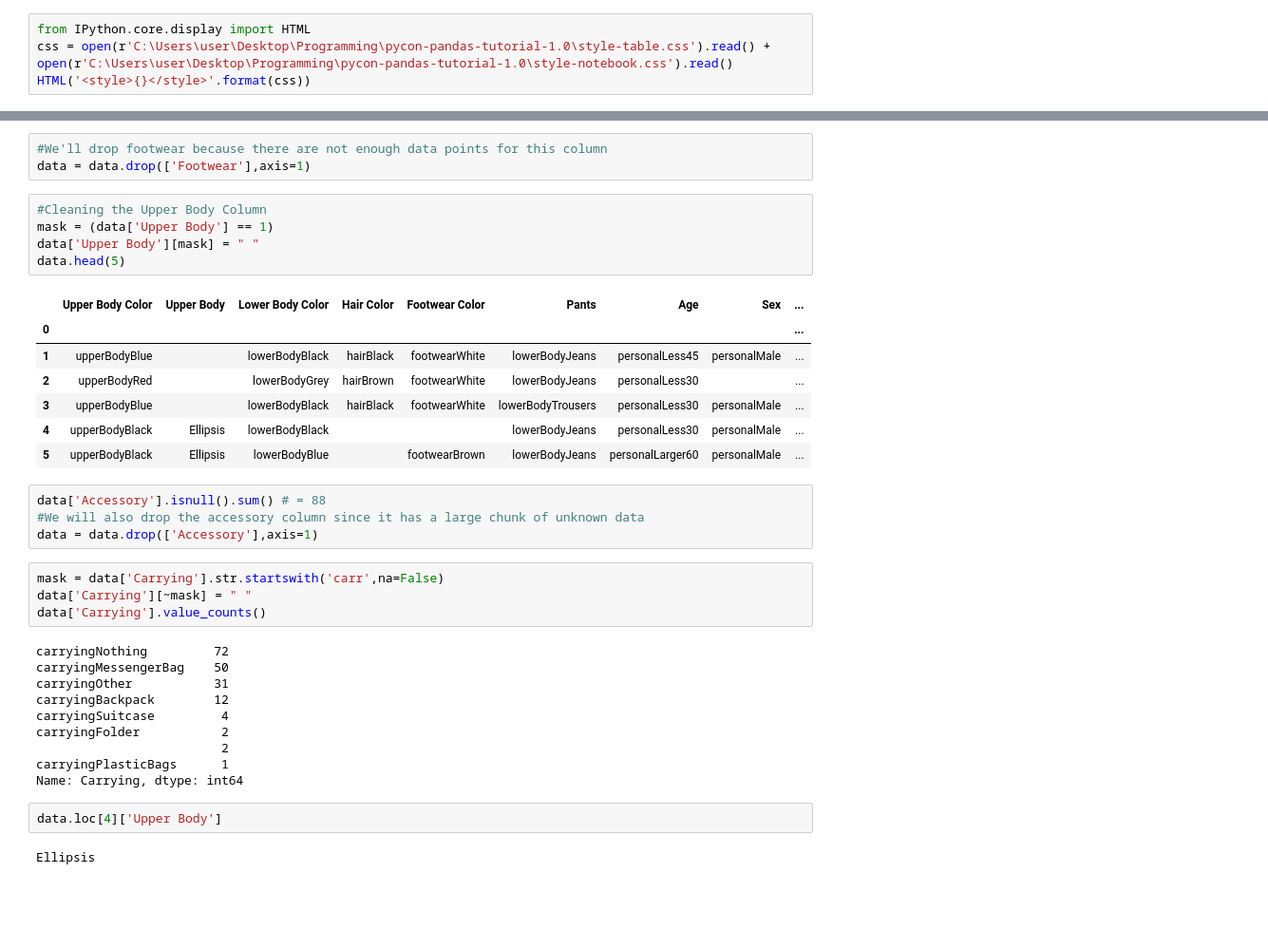
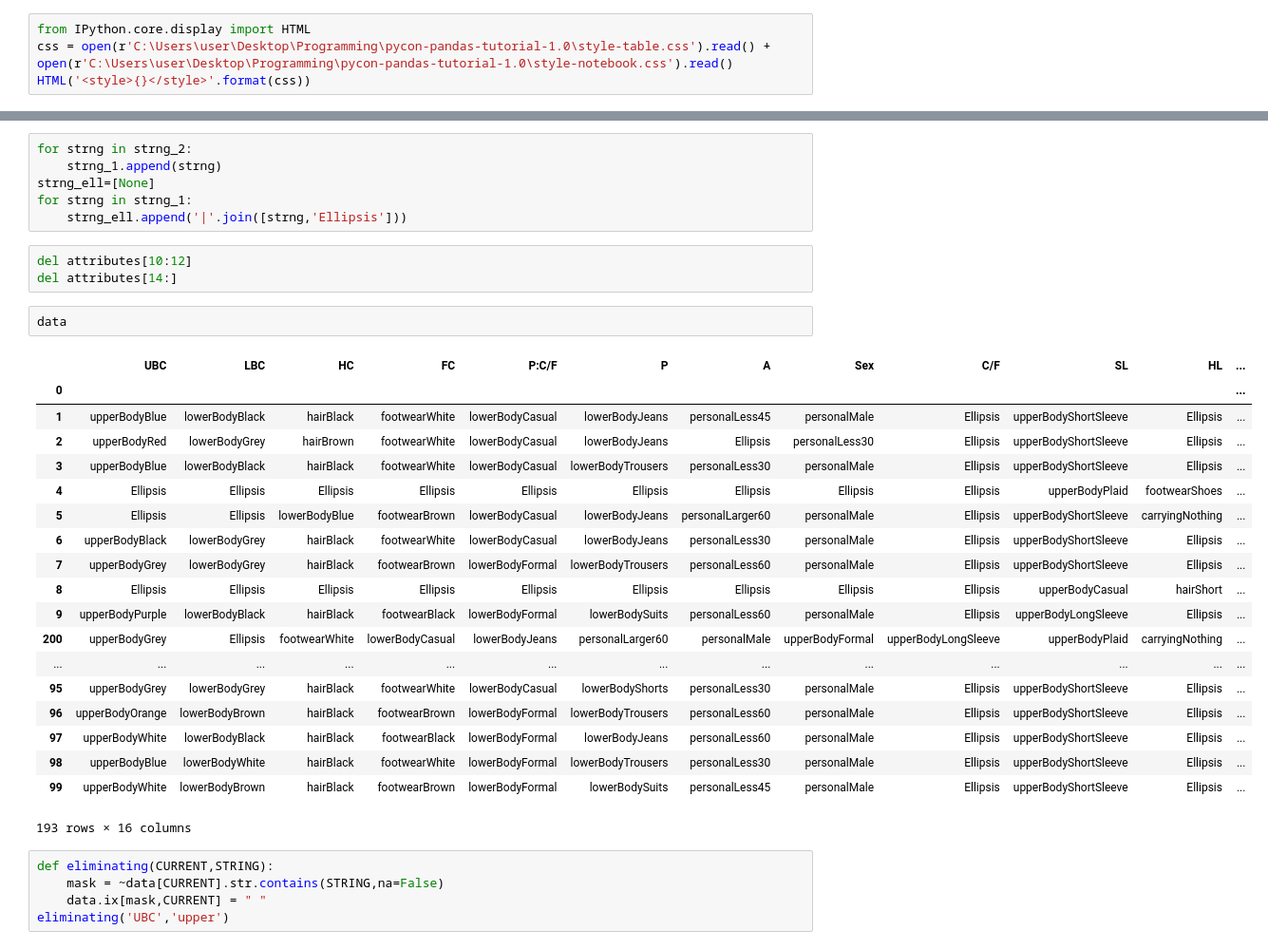
Before and after one commit to rohanraj96/Pedestrian-Attribute-Detection-using-CNN-and-SVM, a Jupyter notebook: SVM.ipynb, the cells around one changed output, grey strips where cells are left out. Shown at 95% size. Cells and saved outputs as stored; diff of their text form; blank space fills up the shorter version.

Commit message:
New code with for loops
This one has for loops for data preprocessing and is hence shorter

```diff
--- a/SVM.ipynb
+++ b/SVM.ipynb
@@ -267,38 +50,36 @@ Name: Hair Length, dtype: int64
-# %%
-#We'll drop footwear because there are not enough data points for this column
-data = data.drop(['Footwear'],axis=1)
-# %%
-#Cleaning the Upper Body Column
-mask = (data['Upper Body'] == 1)
-data['Upper Body'][mask] = " "
-data.head(5)
-# %% [output]
-|  | Upper Body Color | Upper Body | Lower Body Color | Hair Color | Footwear Color | Pants | Age | Sex | ... |
-| 0 |  |  |  |  |  |  |  |  | ... |
-| 1 | upperBodyBlue |  | lowerBodyBlack | hairBlack | footwearWhite | lowerBodyJeans | personalLess45 | personalMale | ... |
-| 2 | upperBodyRed |  | lowerBodyGrey | hairBrown | footwearWhite | lowerBodyJeans | personalLess30 |  | ... |
-| 3 | upperBodyBlue |  | lowerBodyBlack | hairBlack | footwearWhite | lowerBodyTrousers | personalLess30 | personalMale | ... |
-| 4 | upperBodyBlack | Ellipsis | lowerBodyBlack |  |  | lowerBodyJeans | personalLess30 | personalMale | ... |
-| 5 | upperBodyBlack | Ellipsis | lowerBodyBlue |  | footwearBrown | lowerBodyJeans | personalLarger60 | personalMale | ... |
-# %%
-data['Accessory'].isnull().sum() # = 88
-#We will also drop the accessory column since it has a large chunk of unknown data
-data = data.drop(['Accessory'],axis=1)
-# %%
-mask = data['Carrying'].str.startswith('carr',na=False)
-data['Carrying'][~mask] = " "
-data['Carrying'].value_counts()
-# %% [output]
-carryingNothing         72
-carryingMessengerBag    50
-carryingOther           31
-carryingBackpack        12
-carryingSuitcase         4
-carryingFolder           2
-                         2
-carryingPlasticBags      1
-Name: Carrying, dtype: int64
-# %%
-data.loc[4]['Upper Body']
-# %% [output]
-Ellipsis
+# %%
+for strng in strng_2:
+    strng_1.append(strng)
+strng_ell=[None]
+for strng in strng_1:
+    strng_ell.append('|'.join([strng,'Ellipsis']))
+# %%
+del attributes[10:12]
+del attributes[14:]
+# %%
+data
+# %% [output]
+|  | UBC | LBC | HC | FC | P:C/F | P | A | Sex | C/F | SL | HL | ... |
+| 0 |  |  |  |  |  |  |  |  |  |  |  | ... |
+| 1 | upperBodyBlue | lowerBodyBlack | hairBlack | footwearWhite | lowerBodyCasual | lowerBodyJeans | personalLess45 | personalMale | Ellipsis | upperBodyShortSleeve | Ellipsis | ... |
+| 2 | upperBodyRed | lowerBodyGrey | hairBrown | footwearWhite | lowerBodyCasual | lowerBodyJeans | Ellipsis | personalLess30 | Ellipsis | upperBodyShortSleeve | Ellipsis | ... |
+| 3 | upperBodyBlue | lowerBodyBlack | hairBlack | footwearWhite | lowerBodyCasual | lowerBodyTrousers | personalLess30 | personalMale | Ellipsis | upperBodyShortSleeve | Ellipsis | ... |
+| 4 | Ellipsis | Ellipsis | Ellipsis | Ellipsis | Ellipsis | Ellipsis | Ellipsis | Ellipsis | Ellipsis | upperBodyPlaid | footwearShoes | ... |
+| 5 | Ellipsis | Ellipsis | lowerBodyBlue | footwearBrown | lowerBodyCasual | lowerBodyJeans | personalLarger60 | personalMale | Ellipsis | upperBodyShortSleeve | carryingNothing | ... |
+| 6 | upperBodyBlack | lowerBodyGrey | hairBlack | footwearWhite | lowerBodyCasual | lowerBodyJeans | personalLess30 | personalMale | Ellipsis | upperBodyShortSleeve | Ellipsis | ... |
+| 7 | upperBodyGrey | lowerBodyGrey | hairBlack | footwearBrown | lowerBodyFormal | lowerBodyTrousers | personalLess60 | personalMale | Ellipsis | upperBodyShortSleeve | Ellipsis | ... |
+| 8 | Ellipsis | Ellipsis | Ellipsis | Ellipsis | Ellipsis | Ellipsis | Ellipsis | Ellipsis | Ellipsis | upperBodyCasual | hairShort | ... |
+| 9 | upperBodyPurple | lowerBodyBlack | hairBlack | footwearBlack | lowerBodyFormal | lowerBodySuits | personalLess60 | personalMale | Ellipsis | upperBodyLongSleeve | Ellipsis | ... |
+| 200 | upperBodyGrey | Ellipsis | footwearWhite | lowerBodyCasual | lowerBodyJeans | personalLarger60 | personalMale | upperBodyFormal | upperBodyLongSleeve | upperBodyPlaid | carryingNothing | ... |
+| ... | ... | ... | ... | ... | ... | ... | ... | ... | ... | ... | ... | ... |
+| 95 | upperBodyGrey | lowerBodyGrey | hairBlack | footwearWhite | lowerBodyCasual | lowerBodyShorts | personalLess30 | personalMale | Ellipsis | upperBodyShortSleeve | Ellipsis | ... |
+| 96 | upperBodyOrange | lowerBodyBrown | hairBlack | footwearBrown | lowerBodyFormal | lowerBodyTrousers | personalLess60 | personalMale | Ellipsis | upperBodyShortSleeve | Ellipsis | ... |
+| 97 | upperBodyWhite | lowerBodyBlack | hairBlack | footwearBlack | lowerBodyFormal | lowerBodyJeans | personalLess60 | personalMale | Ellipsis | upperBodyShortSleeve | Ellipsis | ... |
+| 98 | upperBodyBlue | lowerBodyWhite | hairBlack | footwearWhite | lowerBodyFormal | lowerBodyTrousers | personalLess30 | personalMale | Ellipsis | upperBodyShortSleeve | Ellipsis | ... |
+| 99 | upperBodyWhite | lowerBodyBrown | hairBlack | footwearBrown | lowerBodyFormal | lowerBodySuits | personalLess45 | personalMale | Ellipsis | upperBodyShortSleeve | Ellipsis | ... |
+193 rows × 16 columns
+# %%
+def eliminating(CURRENT,STRING):
+    mask = ~data[CURRENT].str.contains(STRING,na=False)
+    data.ix[mask,CURRENT] = " "
+eliminating('UBC','upper')
```
Also changed, not shown: parts of 34 cells of this notebook.
